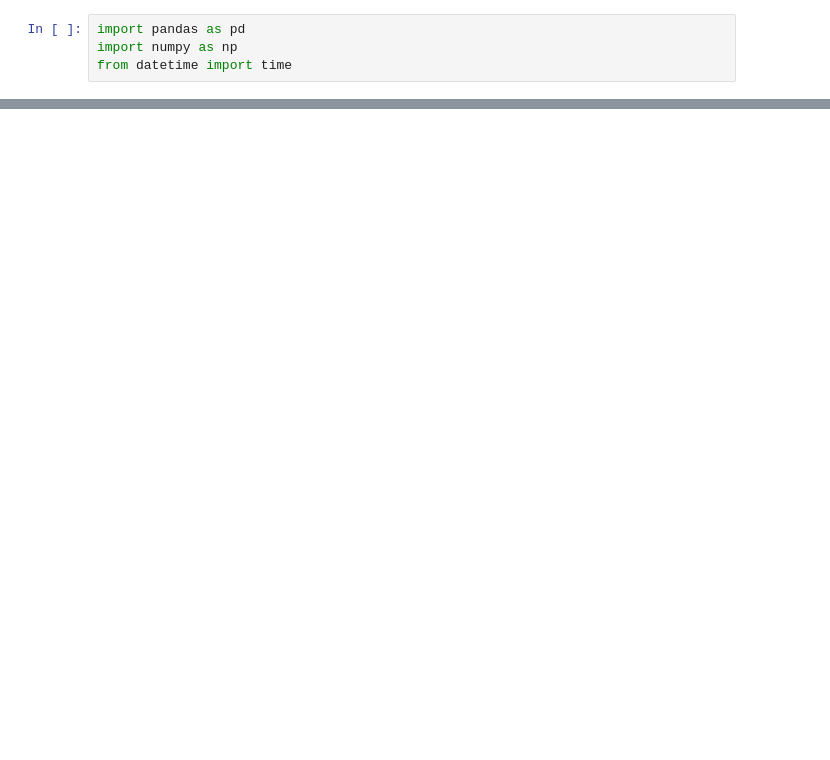
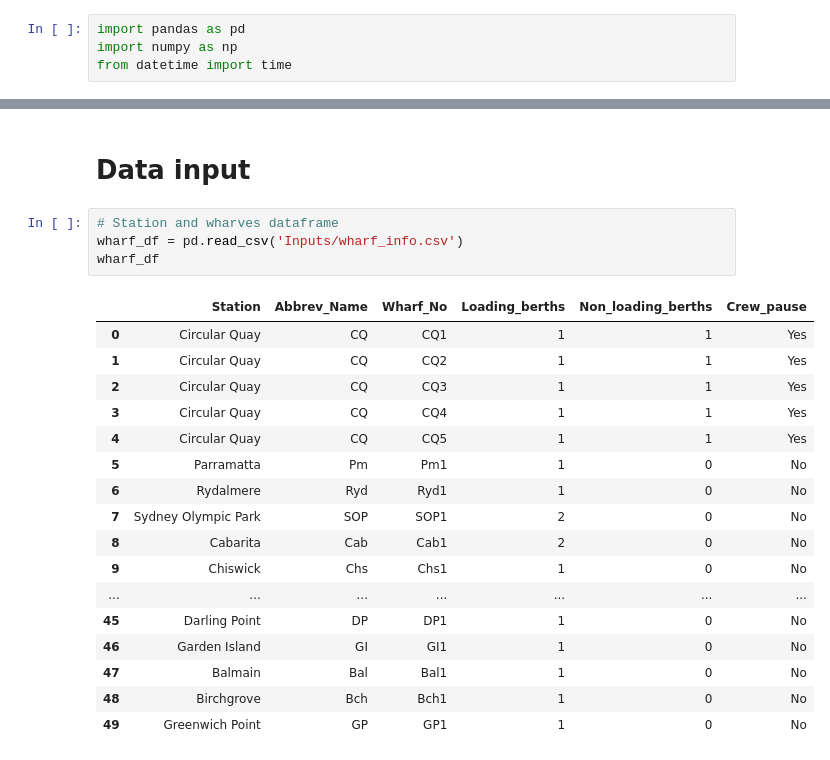
Before and after one commit to ricardo3709/FerryILP, a Jupyter notebook: load_ferry_data.ipynb, the cells around one changed output, grey strips where cells are left out. Saved outputs shown, nothing was run; the diff lists cells and outputs as text; blank space fills up the shorter version.

```diff
--- a/load_ferry_data.ipynb
+++ b/load_ferry_data.ipynb
@@ -320,0 +15,24 @@ for s in Zset:
+# %% [markdown]
+# Data input
+# %%
+# Station and wharves dataframe
+wharf_df = pd.read_csv('Inputs/wharf_info.csv')
+wharf_df
+# %% [output]
+|  | Station | Abbrev_Name | Wharf_No | Loading_berths | Non_loading_berths | Crew_pause |
+| 0 | Circular Quay | CQ | CQ1 | 1 | 1 | Yes |
+| 1 | Circular Quay | CQ | CQ2 | 1 | 1 | Yes |
+| 2 | Circular Quay | CQ | CQ3 | 1 | 1 | Yes |
+| 3 | Circular Quay | CQ | CQ4 | 1 | 1 | Yes |
+| 4 | Circular Quay | CQ | CQ5 | 1 | 1 | Yes |
+| 5 | Parramatta | Pm | Pm1 | 1 | 0 | No |
+| 6 | Rydalmere | Ryd | Ryd1 | 1 | 0 | No |
+| 7 | Sydney Olympic Park | SOP | SOP1 | 2 | 0 | No |
+| 8 | Cabarita | Cab | Cab1 | 2 | 0 | No |
+| 9 | Chiswick | Chs | Chs1 | 1 | 0 | No |
+| ... | ... | ... | ... | ... | ... | ... |
+| 45 | Darling Point | DP | DP1 | 1 | 0 | No |
+| 46 | Garden Island | GI | GI1 | 1 | 0 | No |
+| 47 | Balmain | Bal | Bal1 | 1 | 0 | No |
+| 48 | Birchgrove | Bch | Bch1 | 1 | 0 | No |
+| 49 | Greenwich Point | GP | GP1 | 1 | 0 | No |
```
Also changed, not shown: parts of 73 cells of this notebook.
